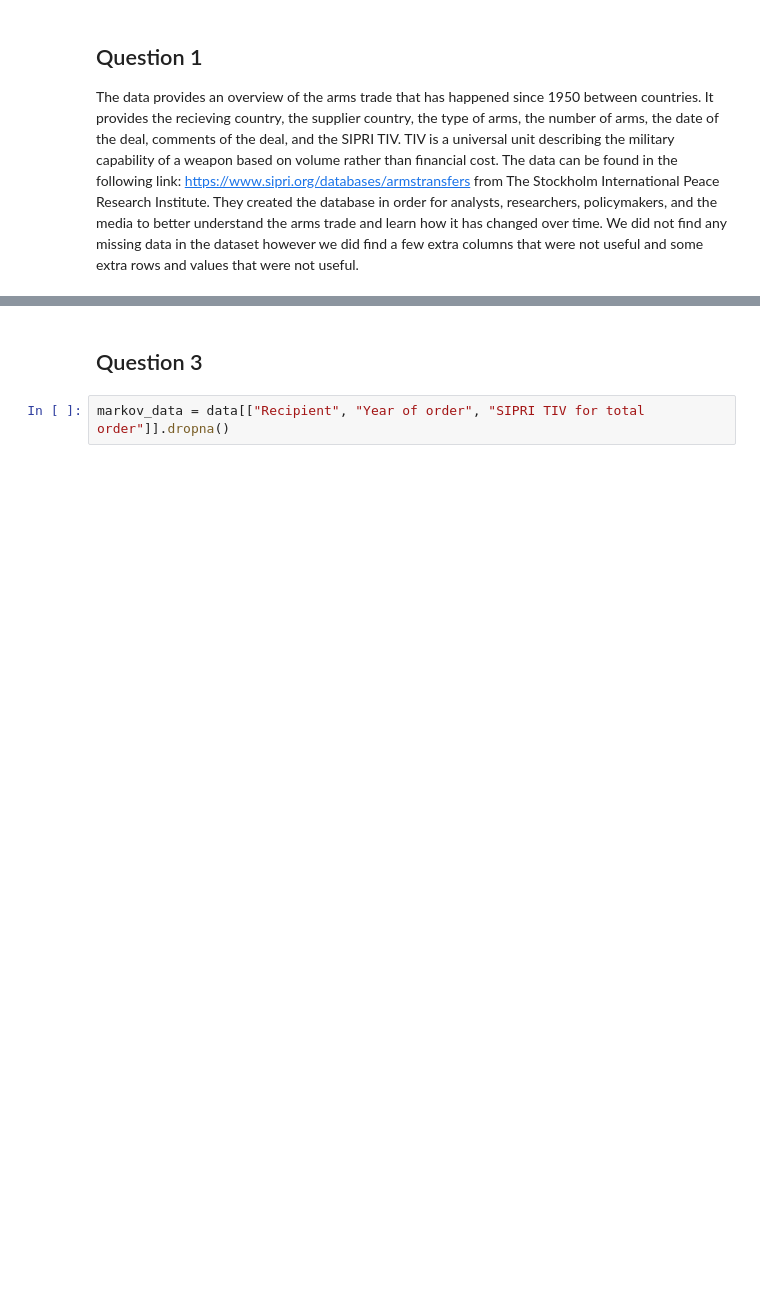
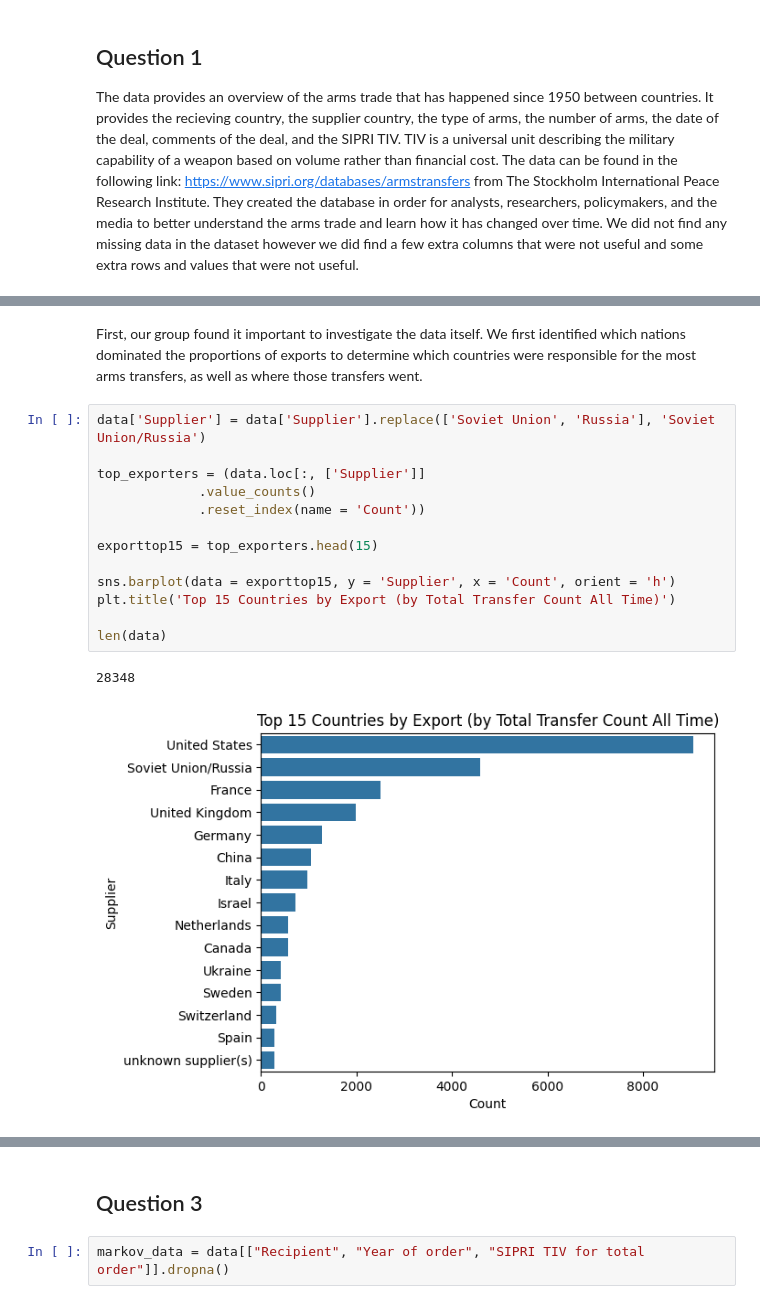
Before and after one commit to Maodougie25/SIPRI-Arms-Trade-Group-Project--, a Jupyter notebook: project_1.ipynb, the cells around one changed output, grey strips where cells are left out. Drawn from its saved outputs; the diff is of its cells as text; blank space fills up the shorter version.

```diff
--- a/project_1.ipynb
+++ b/project_1.ipynb
@@ -131,0 +140,18 @@ The data provides an overview of the arms trade that has happened since 1950 bet
+# %% [markdown]
+First, our group found it important to investigate the data itself. We first identified which nations dominated the proportions of exports to determine which countries were responsible for the most arms transfers, as well as where those transfers went.
+# %%
+data['Supplier'] = data['Supplier'].replace(['Soviet Union', 'Russia'], 'Soviet Union/Russia')
+
+top_exporters = (data.loc[:, ['Supplier']]
+             .value_counts()
+             .reset_index(name = 'Count'))
+
+exporttop15 = top_exporters.head(15)
+
+sns.barplot(data = exporttop15, y = 'Supplier', x = 'Count', orient = 'h')
+plt.title('Top 15 Countries by Export (by Total Transfer Count All Time)')
+
+len(data)
+# %% [output]
+28348
+[figure, added]
```
Also changed, not shown: parts of 12 cells of this notebook, 1 other file.
